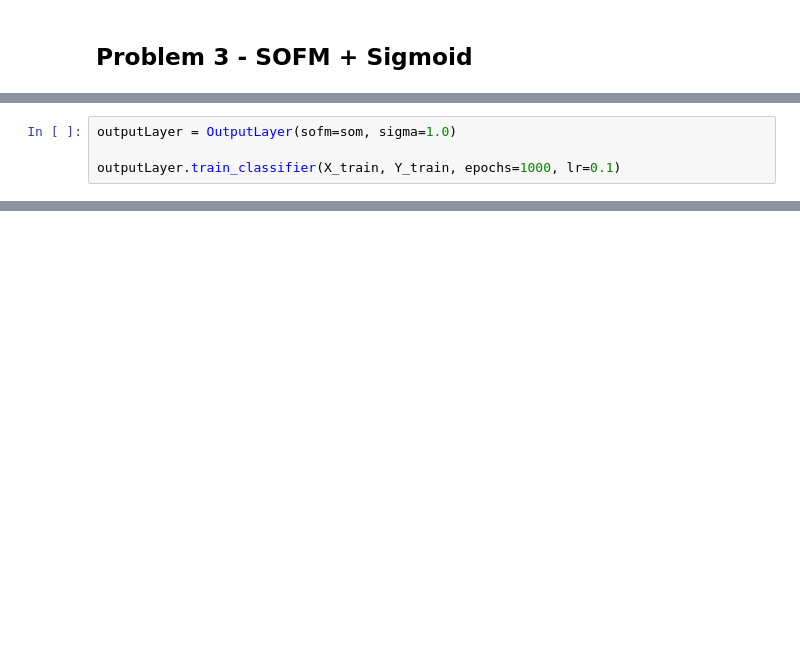
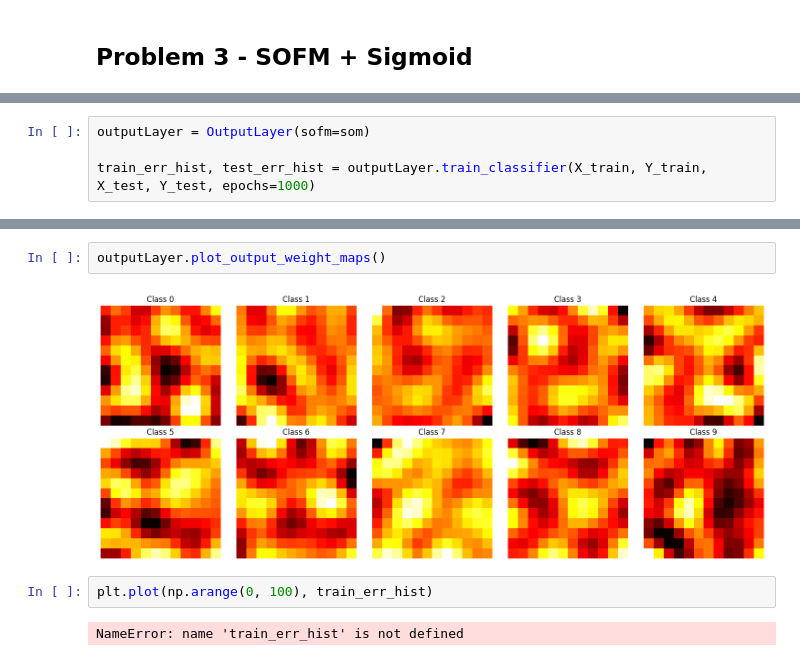
Before and after one commit to Rai1975/Intelligent_Systems, a Jupyter notebook: HW5/sofm.ipynb, the cells around one changed output, grey strips where cells are left out. Cells and saved outputs as stored; diff of their text form; blank space fills up the shorter version.

Commit message:
SOFM output layer now kinda learns something at least? will verify after

```diff
--- a/HW5/sofm.ipynb
+++ b/HW5/sofm.ipynb
@@ -295,5 +363,5 @@ class OutputLayer:
 # %%
-outputLayer = OutputLayer(sofm=som, sigma=1.0)
+outputLayer = OutputLayer(sofm=som)
 
-outputLayer.train_classifier(X_train, Y_train, epochs=1000, lr=0.1)
+train_err_hist, test_err_hist = outputLayer.train_classifier(X_train, Y_train, X_test, Y_test, epochs=1000)
 # %% [output]
@@ -321,0 +390,8 @@ outputLayer.evaluate(X_test, Y_test)
+# %%
+outputLayer.plot_output_weight_maps()
+# %% [output]
+[figure, added]
+# %%
+plt.plot(np.arange(0, 100), train_err_hist)
+# %% [output]
+NameError: name 'train_err_hist' is not defined
```
Also changed, not shown: parts of 6 cells of this notebook.
